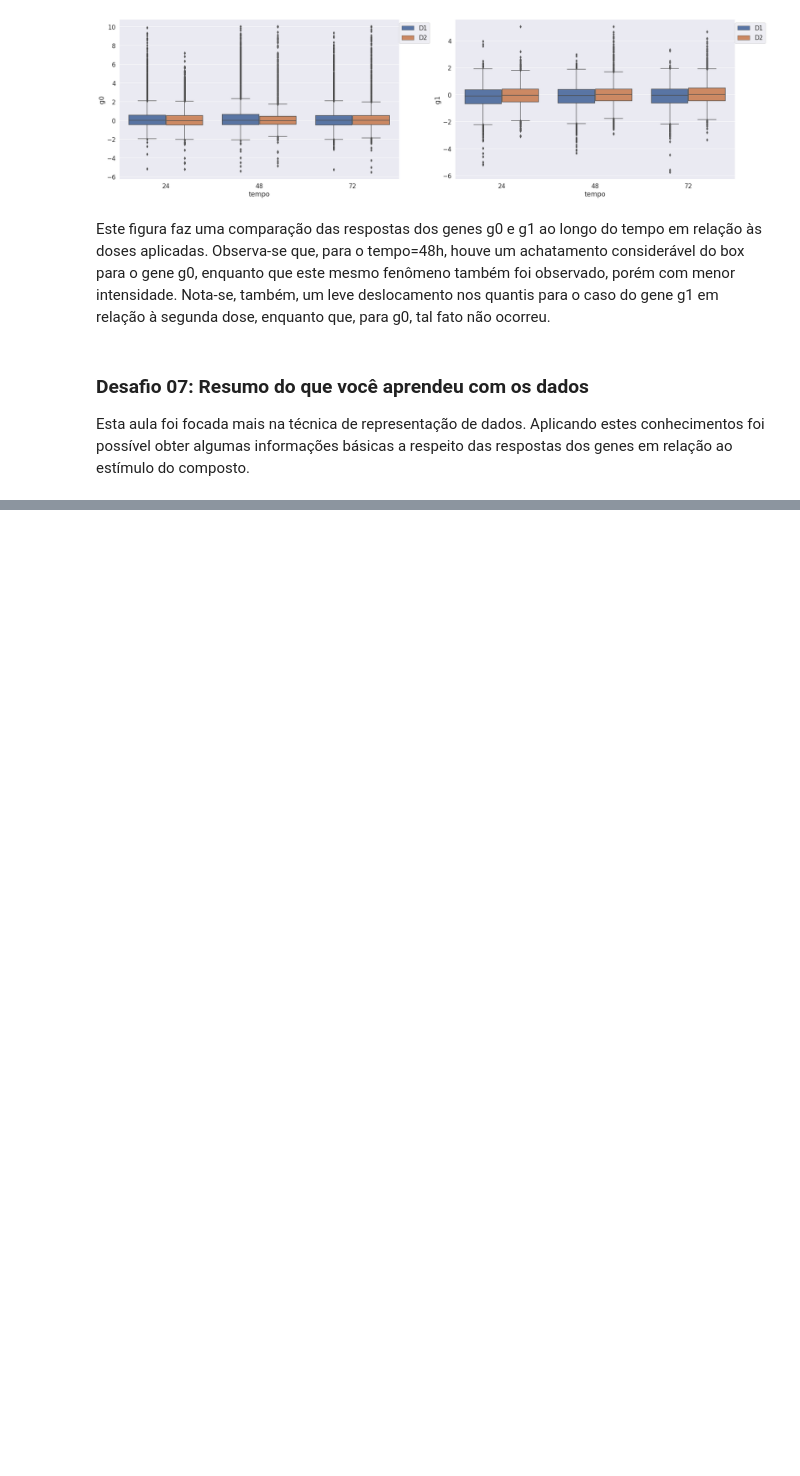
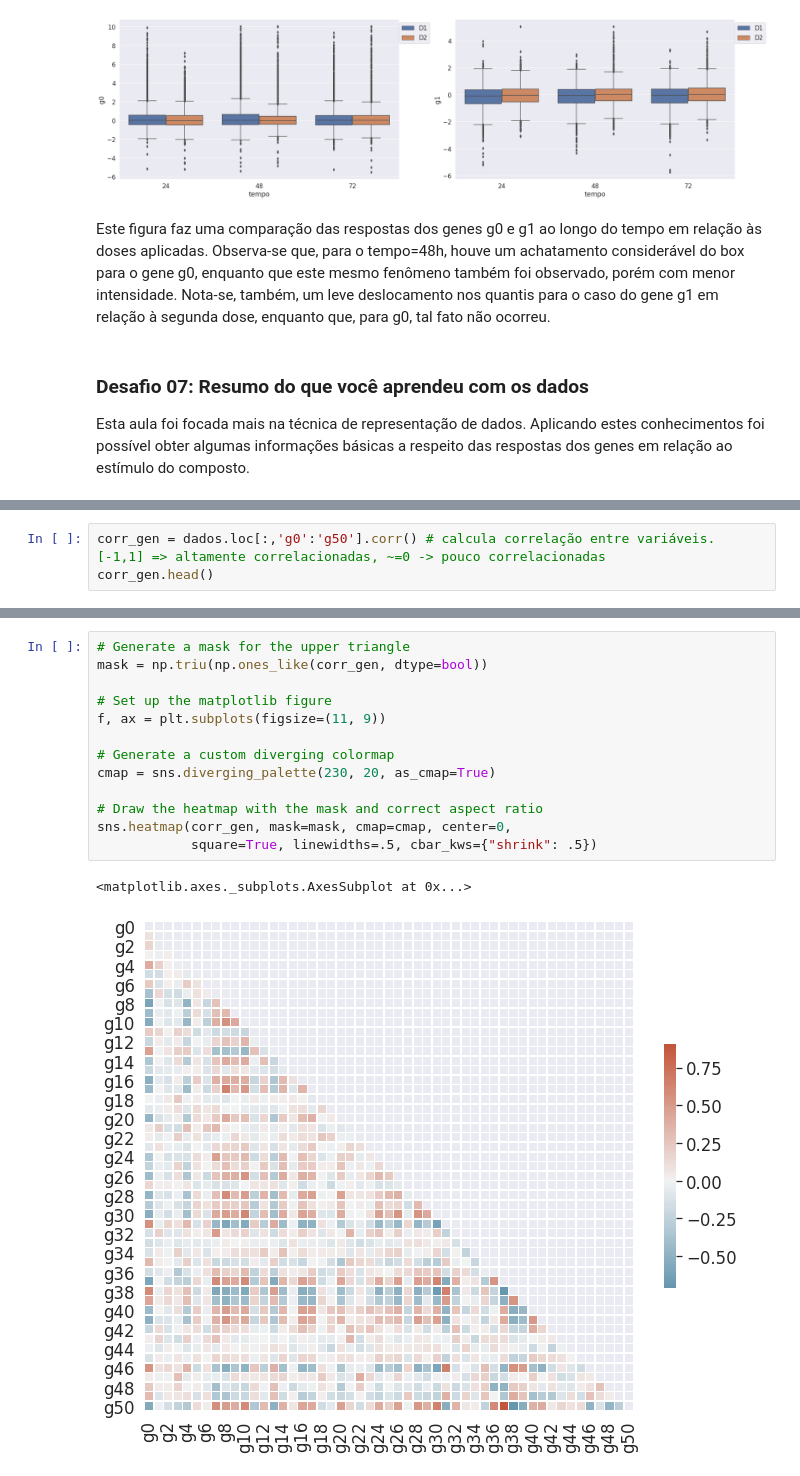
Before and after one commit to abasilio91/imersao_alura, a Jupyter notebook: imersaoAlura.ipynb, the cells around one changed output, grey strips where cells are left out. Saved outputs shown, nothing was run; the diff lists cells and outputs as text; blank space fills up the shorter version.

```diff
--- a/imersaoAlura.ipynb
+++ b/imersaoAlura.ipynb
@@ -378,0 +414,3 @@ Esta aula foi focada mais na técnica de representação de dados. Aplicando est
+# %%
+corr_gen = dados.loc[:,'g0':'g50'].corr() # calcula correlação entre variáveis. [-1,1] => altamente correlacionadas, ~=0 -> pouco correlacionadas
+corr_gen.head()
@@ -378,0 +424,16 @@ Esta aula foi focada mais na técnica de representação de dados. Aplicando est
+# %%
+# Generate a mask for the upper triangle
+mask = np.triu(np.ones_like(corr_gen, dtype=bool))
+
+# Set up the matplotlib figure
+f, ax = plt.subplots(figsize=(11, 9))
+
+# Generate a custom diverging colormap
+cmap = sns.diverging_palette(230, 20, as_cmap=True)
+
+# Draw the heatmap with the mask and correct aspect ratio
+sns.heatmap(corr_gen, mask=mask, cmap=cmap, center=0,
+            square=True, linewidths=.5, cbar_kws={"shrink": .5})
+# %% [output]
+<matplotlib.axes._subplots.AxesSubplot at 0x...>
+[figure, added]
```
Also changed, not shown: parts of 28 cells of this notebook.
